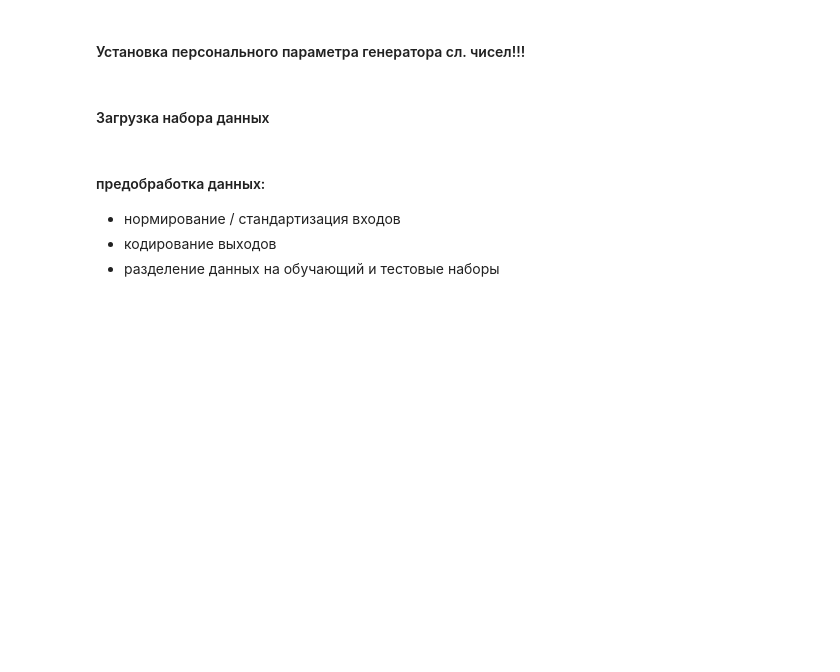
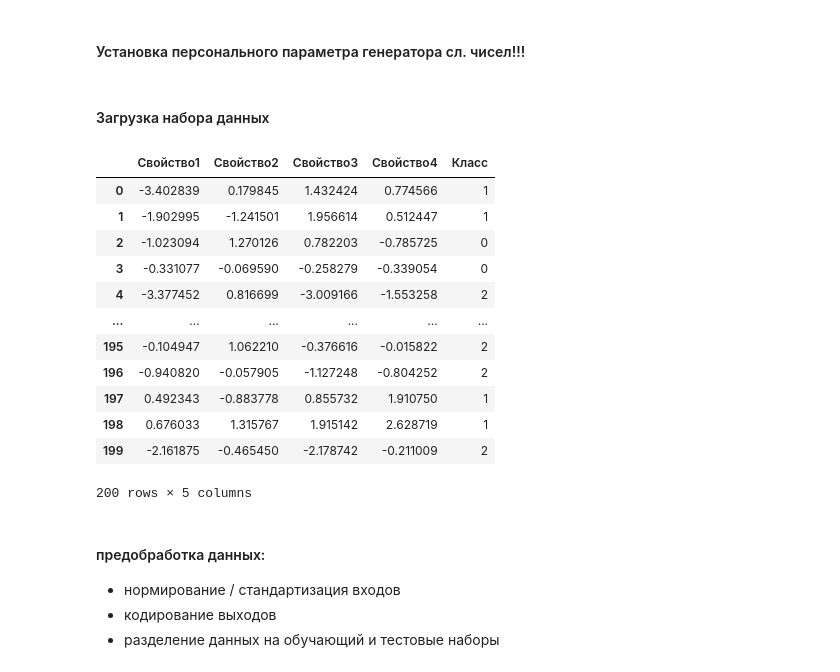
Before and after one commit to YLysov0017/PETUXON, a Jupyter notebook: ML_2026_1.ipynb, the cells around one changed output. Cells and saved outputs as stored; diff of their text form; code cells hidden in the pictures; blank space fills up the shorter version.

```diff
--- a/ML_2026_1.ipynb
+++ b/ML_2026_1.ipynb
@@ -48,4 +48,20 @@ set_random_seed( 8 )
 #### Загрузка набора данных
 # %%
 ds = pd.read_csv('/content/classify08.csv')
+# %%
+ds
+# %% [output]
+|  | Свойство1 | Свойство2 | Свойство3 | Свойство4 | Класс |
+| 0 | -3.402839 | 0.179845 | 1.432424 | 0.774566 | 1 |
+| 1 | -1.902995 | -1.241501 | 1.956614 | 0.512447 | 1 |
+| 2 | -1.023094 | 1.270126 | 0.782203 | -0.785725 | 0 |
+| 3 | -0.331077 | -0.069590 | -0.258279 | -0.339054 | 0 |
+| 4 | -3.377452 | 0.816699 | -3.009166 | -1.553258 | 2 |
+| ... | ... | ... | ... | ... | ... |
+| 195 | -0.104947 | 1.062210 | -0.376616 | -0.015822 | 2 |
+| 196 | -0.940820 | -0.057905 | -1.127248 | -0.804252 | 2 |
+| 197 | 0.492343 | -0.883778 | 0.855732 | 1.910750 | 1 |
+| 198 | 0.676033 | 1.315767 | 1.915142 | 2.628719 | 1 |
+| 199 | -2.161875 | -0.465450 | -2.178742 | -0.211009 | 2 |
+200 rows × 5 columns
 # %%
```
Also changed, not shown: parts of 16 cells of this notebook.
